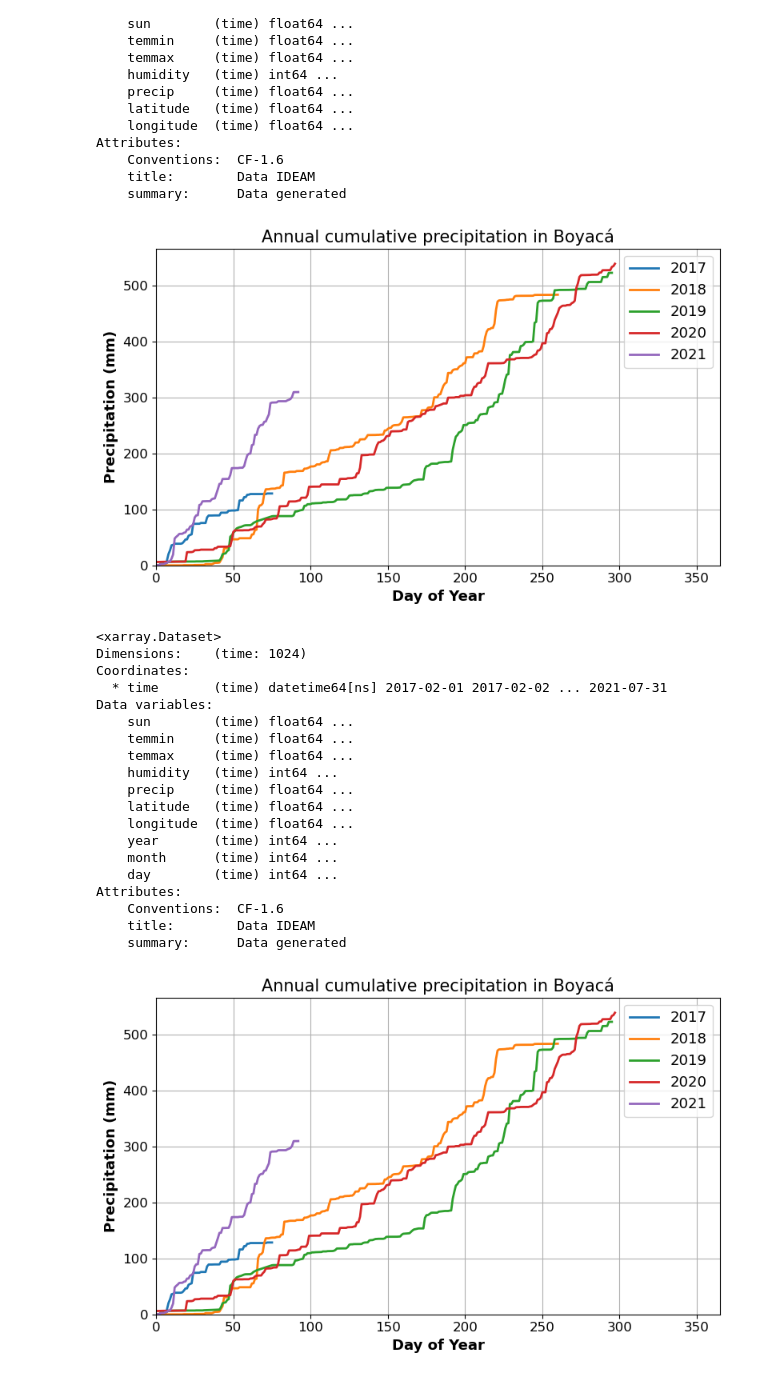
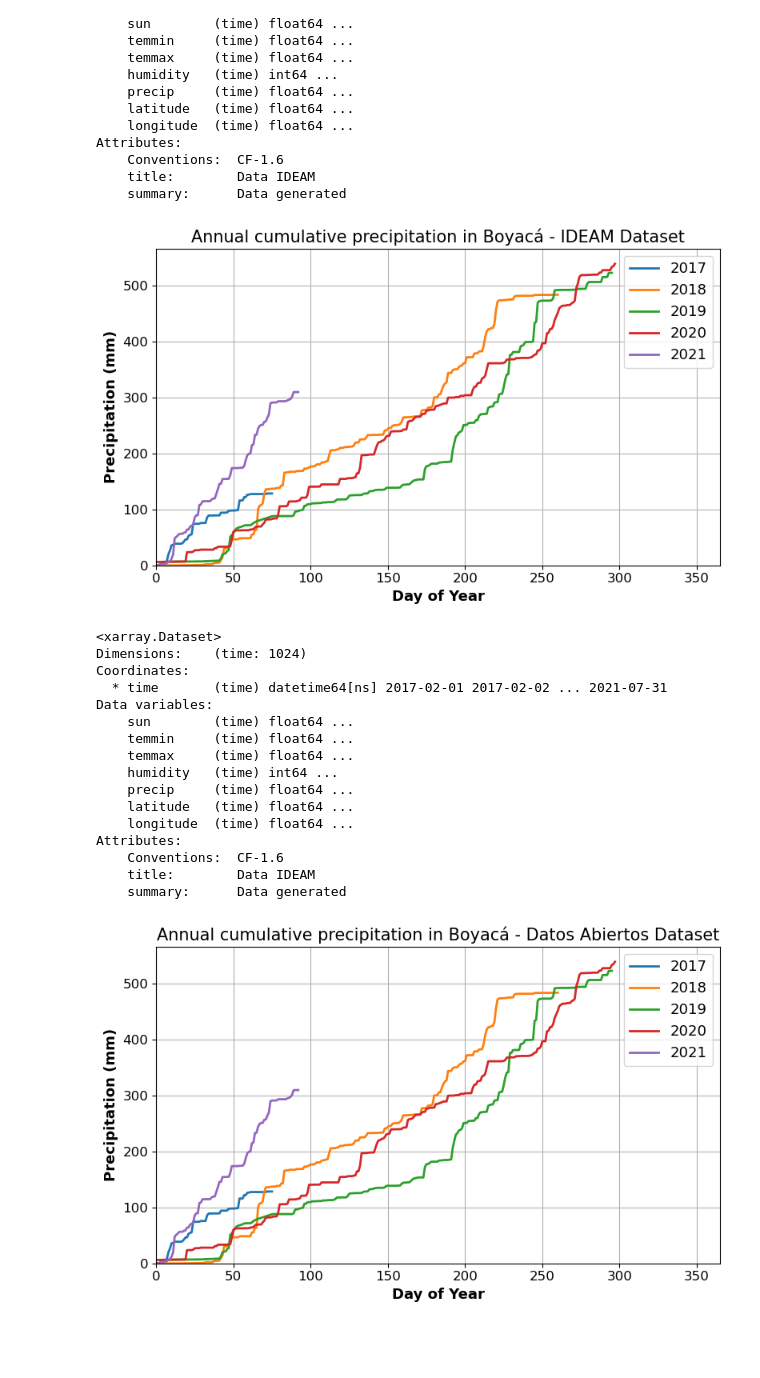
Before and after one commit to nowthings/analysis_climatic_variables, a Jupyter notebook: 2_analysis_chirps/0_load_chirps_daily_p05.ipynb, the cells around one changed output. Cells and saved outputs as stored; diff of their text form; code cells hidden in the pictures; blank space fills up the shorter version.

```diff
--- a/2_analysis_chirps/0_load_chirps_daily_p05.ipynb
+++ b/2_analysis_chirps/0_load_chirps_daily_p05.ipynb
@@ -131,8 +138,8 @@ for i in range(1, 13):
     p = plt.pcolormesh(ds_chirps_nc_2007_mon.longitude, ds_chirps_nc_2007_mon.latitude, dataplot,
                    vmax = 400, vmin = 0, cmap = 'nipy_spectral_r',
                    )
-    plt.xlim([-74.8, -71.9])
-    plt.ylim([4.5, 7.3])
+    plt.xlim([LON_BOYACA_MIN,LON_BOYACA_MAX])
+    plt.ylim([LAT_BOYACA_MIN,LAT_BOYACA_MAX])
     plt.title(calendar.month_name[dataplot.month.values], fontsize = 13,
               fontweight = 'bold', color = 'b')
     plt.xticks(fontsize = 11)
@@ -288,3 +269,8 @@ right = -73.10
+# %%
+top = LAT_BOYACA_TUNGUAVITA_MAX
+bottom = LAT_BOYACA_TUNGUAVITA_MIN
+left = LON_BOYACA_TUNGUAVITA_MIN
+right = LON_BOYACA_TUNGUAVITA_MAX
 # %%
 ds_sel = ds2005_2021.isel(longitude=(ds2005_2021.longitude >= left) & (ds2005_2021.longitude <= right),
                           latitude=(ds2005_2021.latitude >= bottom) & (ds2005_2021.latitude <= top),
@@ -333,5 +319,5 @@ We could also do a little more modification to revise the xticklabels and show t
 # %%
-ds_ideam_nc_2017_2021 = xr.open_dataset(xr.backends.NetCDF4DataStore(nc.Dataset(path_ideam+'IDEAM_2017_2021.nc')))
+ds_ideam_nc_2017_2021 = xr.open_dataset(xr.backends.NetCDF4DataStore(nc.Dataset(path_ideam+'IDEAM_2017_2021_PRECIP.nc')))
 # %%
 ds_ideam_nc_2017_2021
 # %% [output]
@@ -365,8 +351,8 @@ plt.ylabel('Precipitation (mm)', fontsize = 13, fontweight = 'bold')
 plt.xlabel('Day of Year', fontsize = 13, fontweight = 'bold')
 plt.xlim([0,365])
 plt.ylim(bottom=0)
-plt.title('Annual cumulative precipitation in Boyacá', fontsize=15)
+plt.title('Annual cumulative precipitation in Boyacá - IDEAM Dataset', fontsize=15)
 plt.tight_layout()
 plt.savefig('Fig_cumsum_prec_Boyaca_IDEAM.png', format = 'png', dpi = 300)
 # %% [output]
-[figure, old version]
+[figure, new version]
@@ -373,7 +361,7 @@ plt.savefig('Fig_cumsum_prec_Boyaca_IDEAM.png', format = 'png', dpi = 300)
 # %%
-ds_ideam_nc_2017_2021_PRECIP = xr.open_dataset(xr.backends.NetCDF4DataStore(nc.Dataset(path_ideam+'IDEAM_2017_2021_PRECIP.nc')))
+ds_datos_abiertos_nc_2017_2021_PRECIP = xr.open_dataset(xr.backends.NetCDF4DataStore(nc.Dataset(path_ideam+'DATOS_ABIERTOS_2017_2021_PRECIP.nc')))
 # %%
-ds_ideam_nc_2017_2021_PRECIP
+ds_datos_abiertos_nc_2017_2021_PRECIP
 # %% [output]
 <xarray.Dataset>
 Dimensions:    (time: 1024)
@@ -387,29 +375,27 @@ Data variables:
     precip     (time) float64 ...
     latitude   (time) float64 ...
     longitude  (time) float64 ...
-    year       (time) int64 ...
-    month      (time) int64 ...
-    day        (time) int64 ...
 Attributes:
     Conventions:  CF-1.6
     title:        Data IDEAM
     summary:      Data generated
 # %%
 fig = plt.figure(figsize=[8,5], facecolor='w')
+# One more year is required, but in reality the data is up to 2021.
 for yr in range(2017,2022):
-    da_yr = ds_ideam_nc_2017_2021_PRECIP.isel(time = ds_ideam_nc_2017_2021_PRECIP.time.dt.year==yr).precip
+    da_yr = ds_datos_abiertos_nc_2017_2021_PRECIP.isel(time = ds_datos_abiertos_nc_2017_2021_PRECIP.time.dt.year==yr).precip
     dataplot = da_yr.cumsum()
     plt.plot(dataplot, linewidth=2, label = yr)
 plt.legend(fontsize=13)
 plt.grid()
 plt.xticks(fontsize=12) # we can also change the ticks to be on Jan-1, Feb-1, etc. but I'll skip it for here.
 plt.yticks(fontsize=12)
 plt.ylabel('Precipitation (mm)', fontsize = 13, fontweight = 'bold')
 plt.xlabel('Day of Year', fontsize = 13, fontweight = 'bold')
 plt.xlim([0,365])
 plt.ylim(bottom=0)
-plt.title('Annual cumulative precipitation in Boyacá', fontsize=15)
+plt.title('Annual cumulative precipitation in Boyacá - Datos Abiertos Dataset', fontsize=15)
 plt.tight_layout()
-plt.savefig('Fig_cumsum_prec_Boyaca_IDEAM.png', format = 'png', dpi = 300)
+plt.savefig('Fig_cumsum_prec_Boyaca_DATOS_ABIERTOS.png', format = 'png', dpi = 300)
 # %% [output]
-[figure, old version]
+[figure, new version]
```
Also changed, not shown: parts of 26 cells of this notebook, 4 other files.
